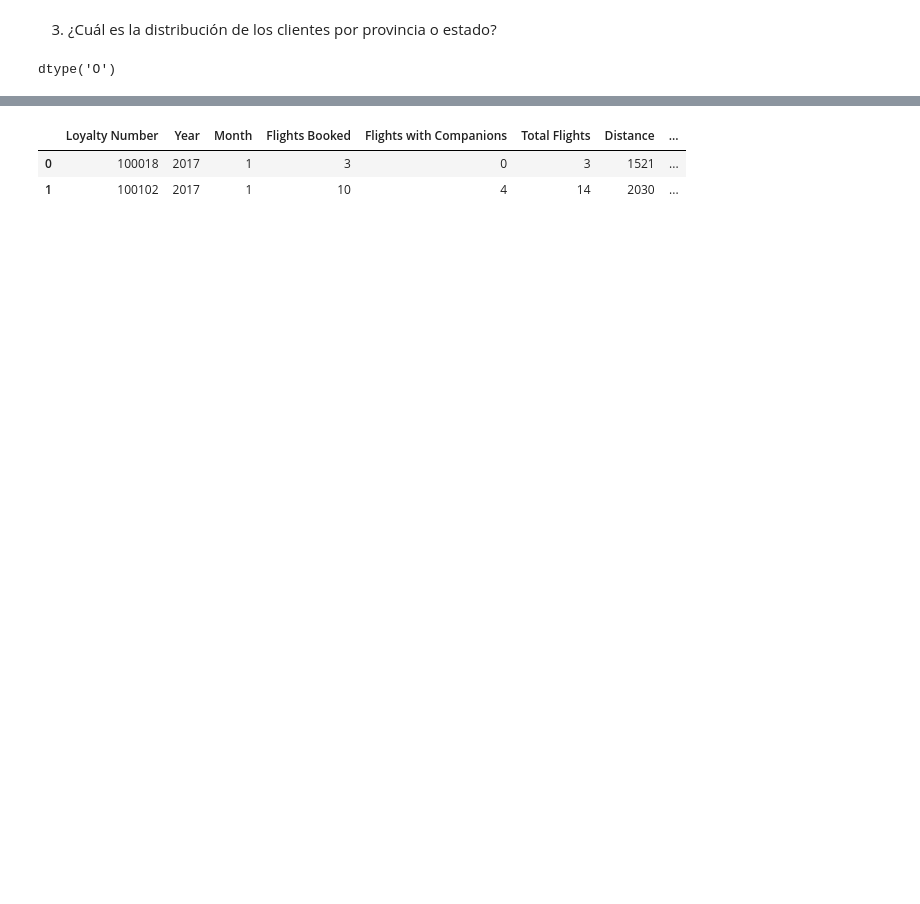
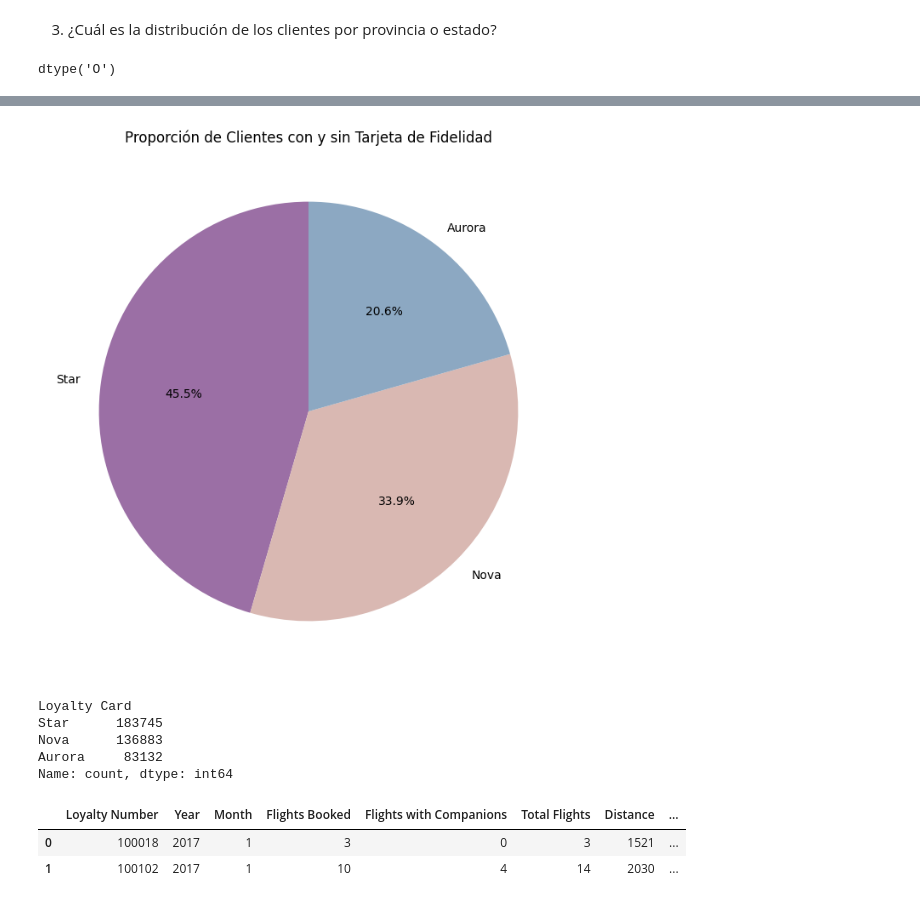
Before and after one commit to Adalab/bda-modulo-3-evaluacion-final-carazh, a Jupyter notebook: trabajo.ipynb, the cells around one changed output, grey strips where cells are left out. Saved outputs shown, nothing was run; the diff lists cells and outputs as text; code cells hidden in the pictures; blank space fills up the shorter version.

```diff
--- a/trabajo.ipynb
+++ b/trabajo.ipynb
@@ -587,3 +747,21 @@ df_sin_dup["Flights Booked"].value_counts().sort_values(ascending=False)
+# %%
+c_c_t = df_sin_dup['Loyalty Card'].value_counts()
+# %%
+# Crear el gráfico de pastel (pie chart)
+plt.figure(figsize=(8, 8))  # Ajustar el tamaño de la figura
+plt.pie(c_c_t, labels=c_c_t.index, autopct='%1.1f%%', colors=["#9b6fa5" , "#d9b8b2", "#8ca8c2"], startangle=90)
+plt.title('Porcentaje de clientes con diferente tipo de Tarjeta de fidelidad')
+plt.show()
+# %% [output]
+[figure, added]
+# %%
+c_c_t
+# %% [output]
+Loyalty Card
+Star      183745
+Nova      136883
+Aurora     83132
+Name: count, dtype: int64
 # %%
 df_sin_dup.head(2)
 # %% [output]
```
Also changed, not shown: parts of 45 cells of this notebook, 1 other file.
